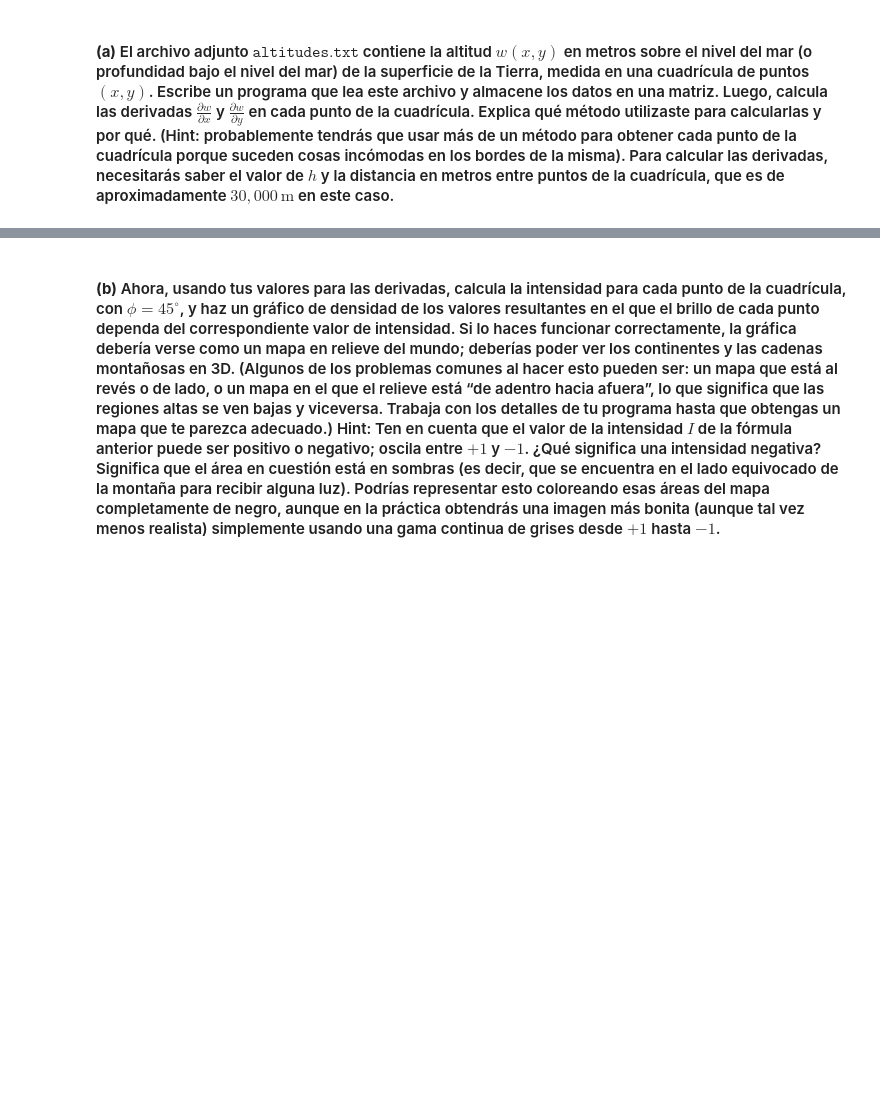
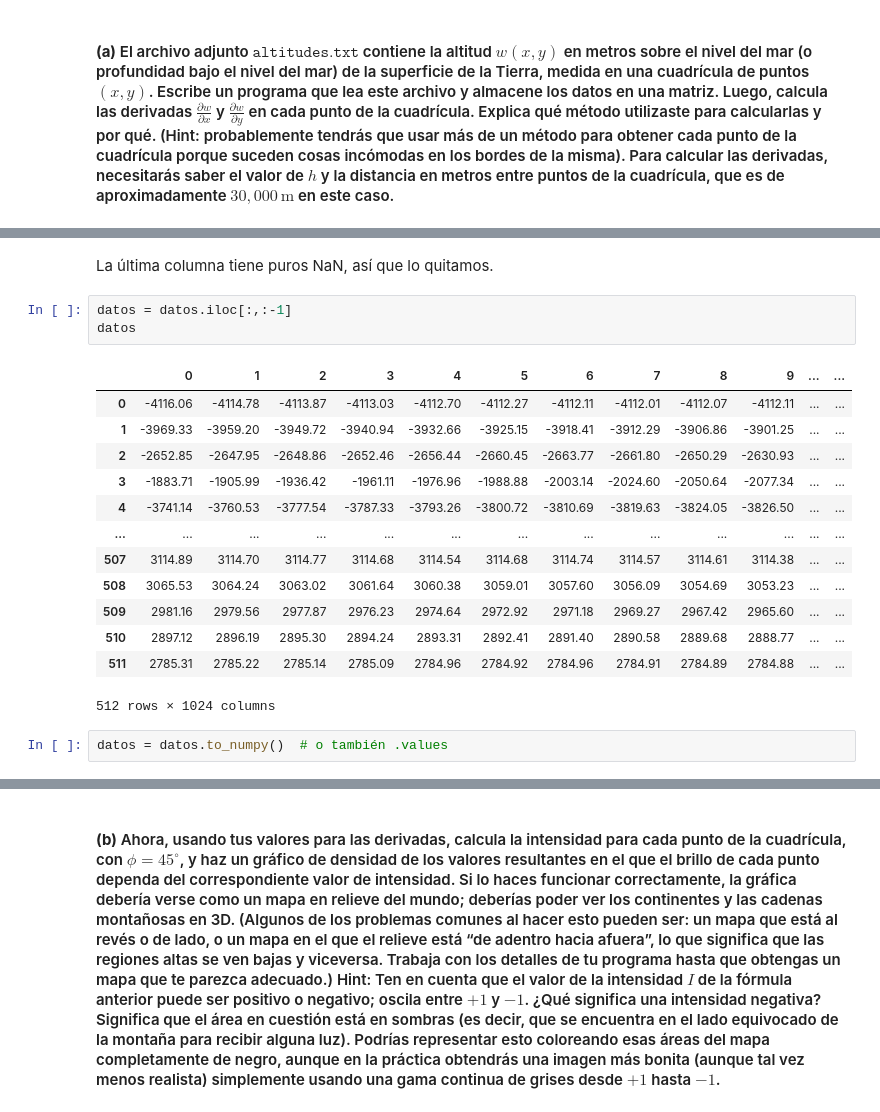
Before and after one commit to Alexi5omg/CLASE, a Jupyter notebook: Tareas/Práctica_3.ipynb, the cells around one changed output, grey strips where cells are left out. Saved outputs shown, nothing was run; the diff lists cells and outputs as text; blank space fills up the shorter version.

```diff
--- a/Tareas/Práctica_3.ipynb
+++ b/Tareas/Práctica_3.ipynb
@@ -723,0 +741,21 @@ $$ I =
+# %% [markdown]
+La última columna tiene puros NaN, así que lo quitamos.
+# %%
+datos = datos.iloc[:,:-1]
+datos
+# %% [output]
+|  | 0 | 1 | 2 | 3 | 4 | 5 | 6 | 7 | 8 | 9 | ... | ... |
+| 0 | -4116.06 | -4114.78 | -4113.87 | -4113.03 | -4112.70 | -4112.27 | -4112.11 | -4112.01 | -4112.07 | -4112.11 | ... | ... |
+| 1 | -3969.33 | -3959.20 | -3949.72 | -3940.94 | -3932.66 | -3925.15 | -3918.41 | -3912.29 | -3906.86 | -3901.25 | ... | ... |
+| 2 | -2652.85 | -2647.95 | -2648.86 | -2652.46 | -2656.44 | -2660.45 | -2663.77 | -2661.80 | -2650.29 | -2630.93 | ... | ... |
+| 3 | -1883.71 | -1905.99 | -1936.42 | -1961.11 | -1976.96 | -1988.88 | -2003.14 | -2024.60 | -2050.64 | -2077.34 | ... | ... |
+| 4 | -3741.14 | -3760.53 | -3777.54 | -3787.33 | -3793.26 | -3800.72 | -3810.69 | -3819.63 | -3824.05 | -3826.50 | ... | ... |
+| ... | ... | ... | ... | ... | ... | ... | ... | ... | ... | ... | ... | ... |
+| 507 | 3114.89 | 3114.70 | 3114.77 | 3114.68 | 3114.54 | 3114.68 | 3114.74 | 3114.57 | 3114.61 | 3114.38 | ... | ... |
+| 508 | 3065.53 | 3064.24 | 3063.02 | 3061.64 | 3060.38 | 3059.01 | 3057.60 | 3056.09 | 3054.69 | 3053.23 | ... | ... |
+| 509 | 2981.16 | 2979.56 | 2977.87 | 2976.23 | 2974.64 | 2972.92 | 2971.18 | 2969.27 | 2967.42 | 2965.60 | ... | ... |
+| 510 | 2897.12 | 2896.19 | 2895.30 | 2894.24 | 2893.31 | 2892.41 | 2891.40 | 2890.58 | 2889.68 | 2888.77 | ... | ... |
+| 511 | 2785.31 | 2785.22 | 2785.14 | 2785.09 | 2784.96 | 2784.92 | 2784.96 | 2784.91 | 2784.89 | 2784.88 | ... | ... |
+512 rows × 1024 columns
+# %%
+datos = datos.to_numpy()  # o también .values
```
Also changed, not shown: parts of 8 cells of this notebook.
